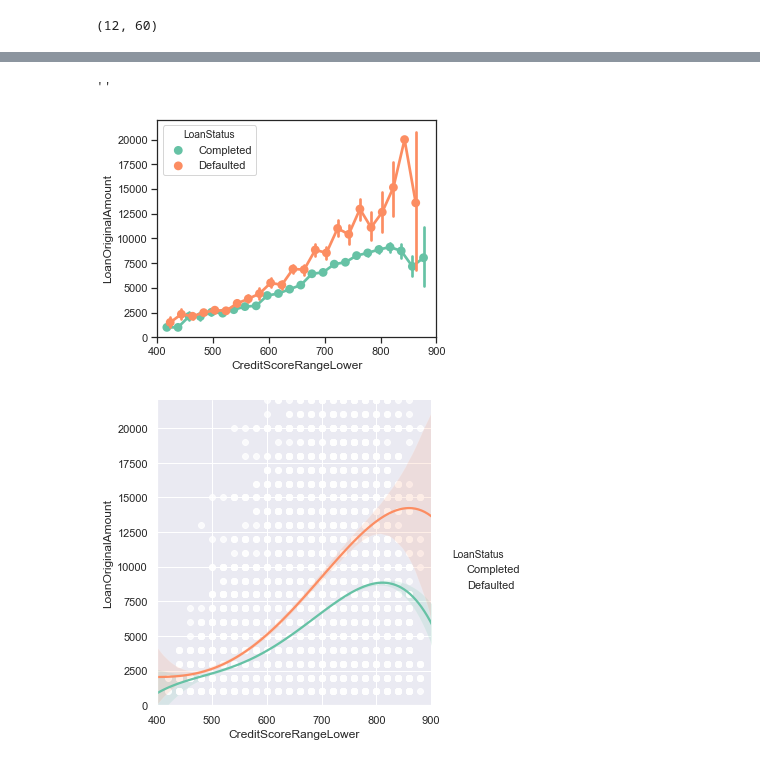
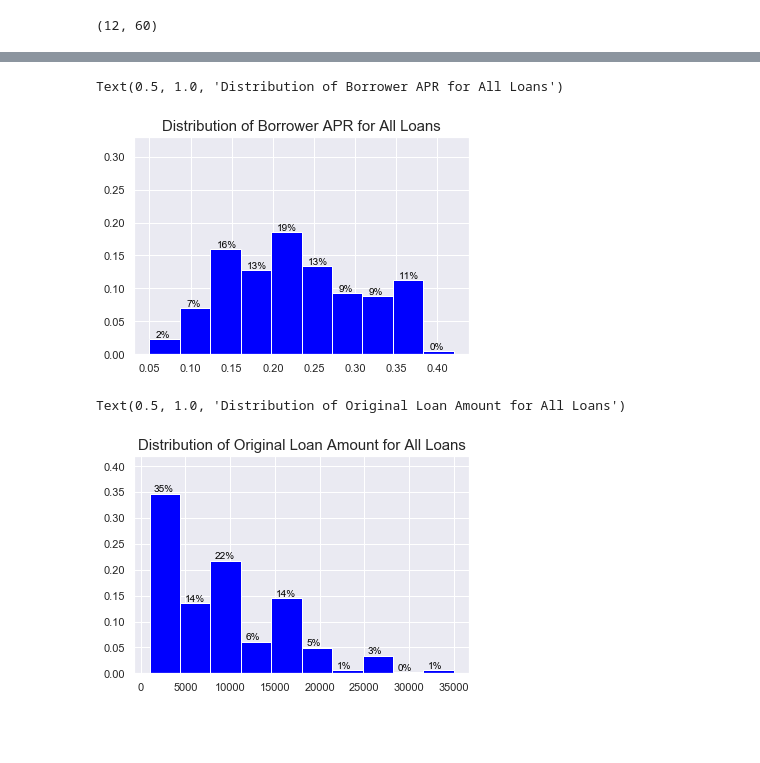
Before and after one commit to TyDataSci/LoanProsper, a Jupyter notebook: visualization.ipynb, the cells around one changed output, grey strips where cells are left out. Drawn from its saved outputs; the diff is of its cells as text; code cells hidden in the pictures; blank space fills up the shorter version.

```diff
--- a/visualization.ipynb
+++ b/visualization.ipynb
@@ -539,26 +226,0 @@ plt.legend(loc='upper left',facecolor='white',shadow=True)
-# %%
-x = complete_loans['CreditScoreRangeLower']
-y = badloans['CreditScoreRangeLower']
-counts, bins, bars = plt.hist([x, y], label=['Completed Loans', 'Defaulted Loans'], bins=5, weights=[weights_cl,weights_df],
-        color=['mediumaquamarine','darkorange'])
-
-counts_0 = counts[0]
-counts_1 = counts[1]
-
-for i in range(len(counts_0)):
-    val = counts_0[i]*100
-    if val < 0.1:
-        pass
-    else:
-        plt.text(bins[i]+15,counts_0[i]+.005, s=f"{val:.0f}%",color='green')
-
-for i in range(len(counts_1)):
-    val = counts_1[i]*100
-    if val < 0.1:
-        pass
-    else:
-        plt.text(bins[i]+55,counts_1[i]+.005, s=f"{val:.0f}%",color='black')
-
-plt.ylim(0,.45)
-plt.yticks(np.arange(0,.45+.01,.05))
-plt.legend(loc='upper left', facecolor='white',shadow=True);
@@ -626,19 +227,30 @@ plt.xlim(0,.42);
-# %%
-sns.set_style('ticks')
-plt.figure(figsize = [5, 4])
-sns.pointplot(data = loan_category, x = 'CreditScoreRangeLower', y = 'LoanOriginalAmount', hue = 'LoanStatus',
-                  dodge = 0.3, palette="Set2")
-plt.xlim(-1,24)
-plt.xticks(np.arange(-1,24+1,5),labels=['400','500','600','700','800','900'])
-plt.ylim(0,22000)
-;
-sns.set_style('darkgrid')
-sns.lmplot(x = 'CreditScoreRangeLower', y = 'LoanOriginalAmount', hue="LoanStatus", data=loan_category,palette="Set2",
-          scatter_kws={'color':'white'}, order=4)
-plt.xlim(400,900)
-plt.ylim(0,22000)
-;
-# %% [output]
-''
-[figure, removed]
-[figure, removed]
+# %%
+weights_df=np.ones(len(clean_loans)) / len(clean_loans)
+
+counts, bins, bars = plt.hist(clean_loans['BorrowerAPR'], weights=weights_df, bins=10,color='blue')
+plt.ylim(0,.22)
+for i in range(len(counts)):
+    val = counts[i]*100
+    if val < 0.1:
+        pass
+    else:
+        plt.text(bins[i]+0.0075,counts[i]+.002, s=f"{val:.0f}%",color='black')
+plt.ylim(0,.33)
+plt.title('Distribution of Borrower APR for All Loans',size=title)
+# %% [output]
+Text(0.5, 1.0, 'Distribution of Borrower APR for All Loans')
+[figure, added]
+# %%
+counts, bins, bars = plt.hist(clean_loans['LoanOriginalAmount'], weights=weights_df, bins=10,color='blue')
+
+for i in range(len(counts)):
+    val = counts[i]*100
+    if val < 0.1:
+        pass
+    else:
+        plt.text(bins[i]+500,counts[i]+.004, s=f"{val:.0f}%",color='black')
+plt.ylim(0,.42)
+plt.title('Distribution of Original Loan Amount for All Loans',size=title)
+# %% [output]
+Text(0.5, 1.0, 'Distribution of Original Loan Amount for All Loans')
+[figure, added]
```
Also changed, not shown: parts of 73 cells of this notebook.
